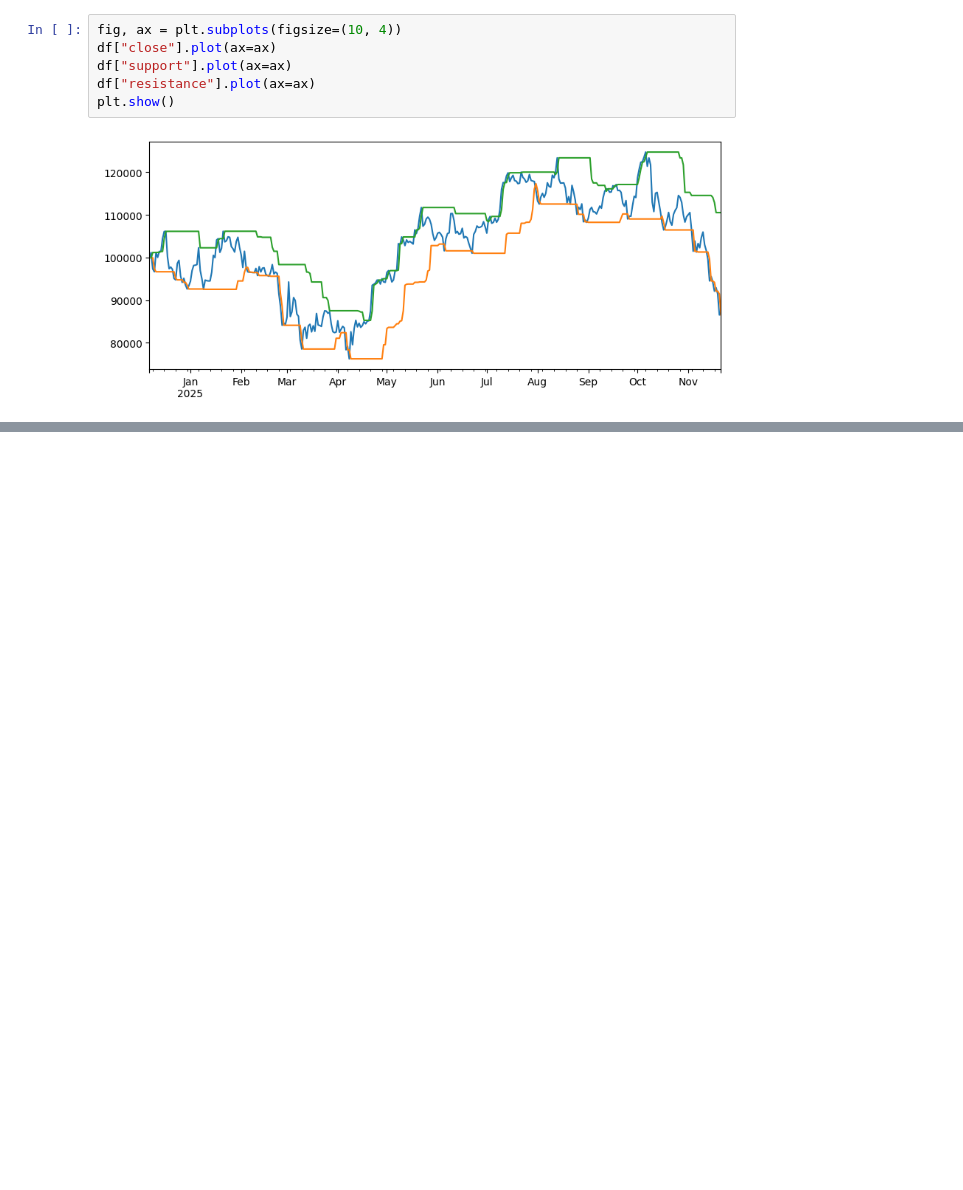
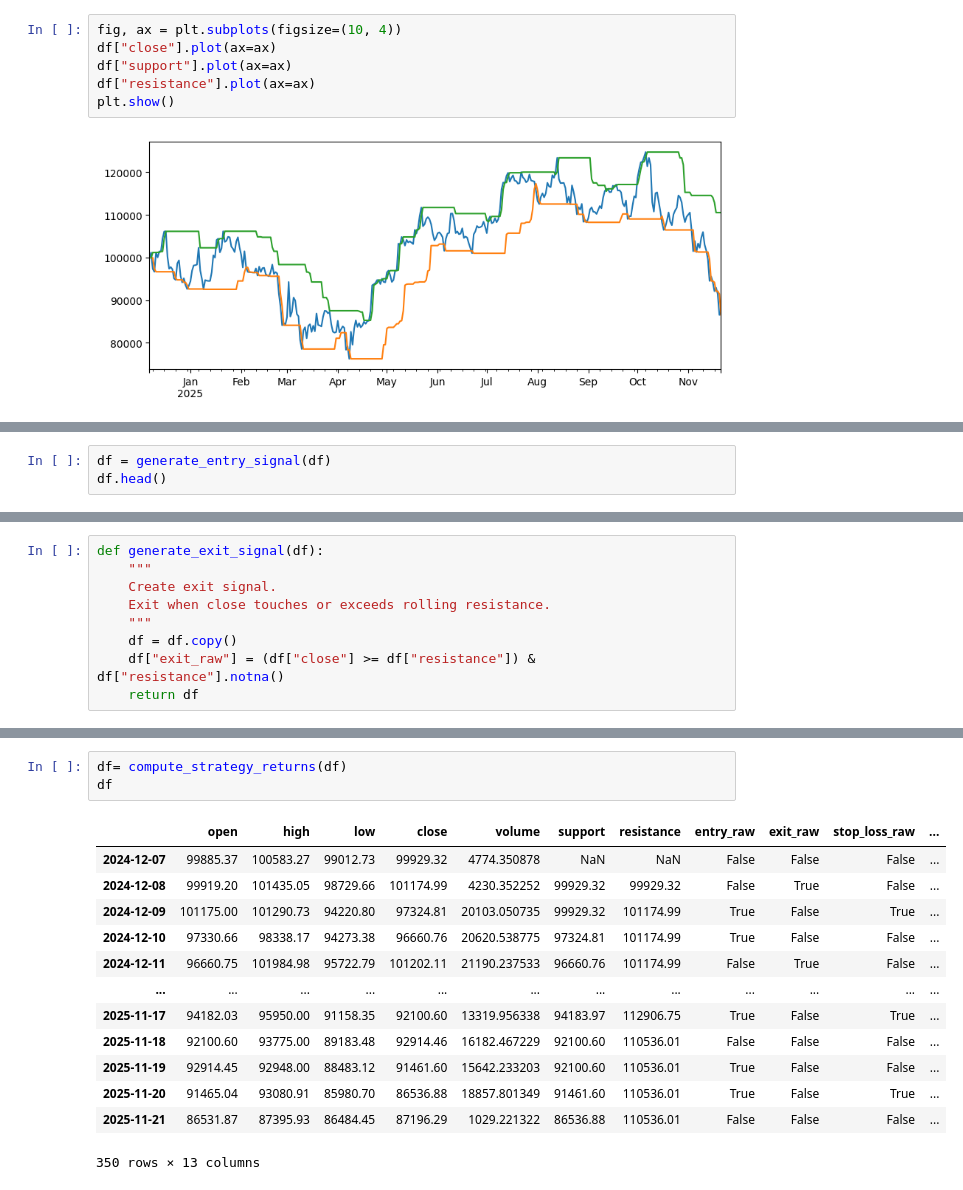
Before and after one commit to tech-ml-quant-luv/Machine-Learning-Engineer-in-Quant, a Jupyter notebook: Machine_learning_projects/Fakeout_strategy/preparing_the_strategy.ipynb, the cells around one changed output, grey strips where cells are left out. Cells and saved outputs as stored; diff of their text form; blank space fills up the shorter version.

```diff
--- a/Machine_learning_projects/Fakeout_strategy/preparing_the_strategy.ipynb
+++ b/Machine_learning_projects/Fakeout_strategy/preparing_the_strategy.ipynb
@@ -59,0 +75,3 @@ plt.show()
+# %%
+df = generate_entry_signal(df)
+df.head()
@@ -59,0 +87,9 @@ plt.show()
+# %%
+def generate_exit_signal(df):
+    """
+    Create exit signal.
+    Exit when close touches or exceeds rolling resistance.
+    """
+    df = df.copy()
+    df["exit_raw"] = (df["close"] >= df["resistance"]) & df["resistance"].notna()
+    return df
@@ -59,0 +224,17 @@ plt.show()
+# %%
+df= compute_strategy_returns(df)
+df
+# %% [output]
+|  | open | high | low | close | volume | support | resistance | entry_raw | exit_raw | stop_loss_raw | ... |
+| 2024-12-07 | 99885.37 | 100583.27 | 99012.73 | 99929.32 | 4774.350878 | NaN | NaN | False | False | False | ... |
+| 2024-12-08 | 99919.20 | 101435.05 | 98729.66 | 101174.99 | 4230.352252 | 99929.32 | 99929.32 | False | True | False | ... |
+| 2024-12-09 | 101175.00 | 101290.73 | 94220.80 | 97324.81 | 20103.050735 | 99929.32 | 101174.99 | True | False | True | ... |
+| 2024-12-10 | 97330.66 | 98338.17 | 94273.38 | 96660.76 | 20620.538775 | 97324.81 | 101174.99 | True | False | False | ... |
+| 2024-12-11 | 96660.75 | 101984.98 | 95722.79 | 101202.11 | 21190.237533 | 96660.76 | 101174.99 | False | True | False | ... |
+| ... | ... | ... | ... | ... | ... | ... | ... | ... | ... | ... | ... |
+| 2025-11-17 | 94182.03 | 95950.00 | 91158.35 | 92100.60 | 13319.956338 | 94183.97 | 112906.75 | True | False | True | ... |
+| 2025-11-18 | 92100.60 | 93775.00 | 89183.48 | 92914.46 | 16182.467229 | 92100.60 | 110536.01 | False | False | False | ... |
+| 2025-11-19 | 92914.45 | 92948.00 | 88483.12 | 91461.60 | 15642.233203 | 92100.60 | 110536.01 | True | False | False | ... |
+| 2025-11-20 | 91465.04 | 93080.91 | 85980.70 | 86536.88 | 18857.801349 | 91461.60 | 110536.01 | True | False | True | ... |
+| 2025-11-21 | 86531.87 | 87395.93 | 86484.45 | 87196.29 | 1029.221322 | 86536.88 | 110536.01 | False | False | False | ... |
+350 rows × 13 columns
```
Also changed, not shown: parts of 14 cells of this notebook.
